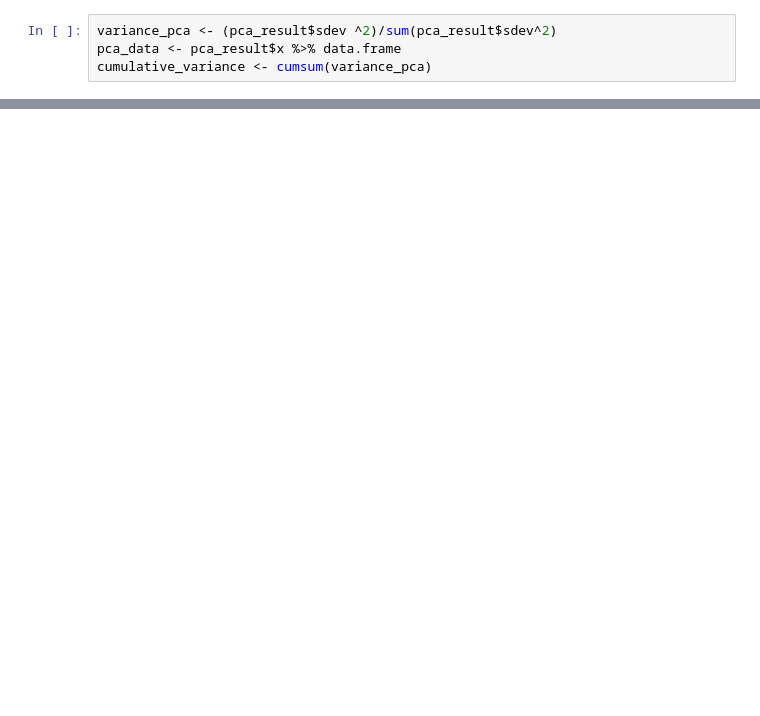
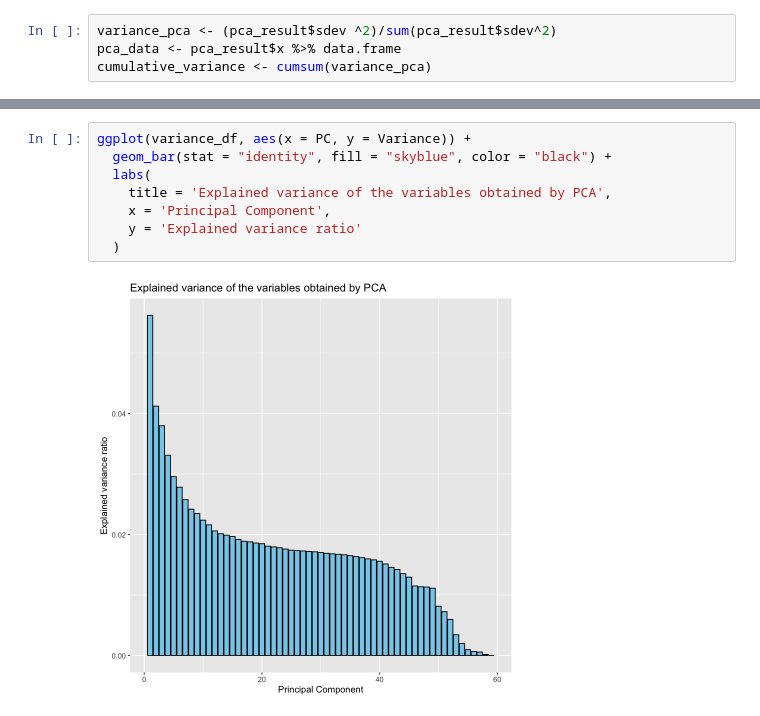
Before and after one commit to fiminka/Data-Mining-project, a Jupyter notebook: dimensionality-reduction.ipynb, the cells around one changed output, grey strips where cells are left out. Cells and saved outputs as stored; diff of their text form; blank space fills up the shorter version.

```diff
--- a/dimensionality-reduction.ipynb
+++ b/dimensionality-reduction.ipynb
@@ -150,0 +111,10 @@ barplot(cumulative_variance, ylab = 'Explained variance ratio', names.arg=seq(1:
+# %%
+ggplot(variance_df, aes(x = PC, y = Variance)) +
+  geom_bar(stat = "identity", fill = "skyblue", color = "black") +
+  labs(
+    title = 'Explained variance of the variables obtained by PCA',
+    x = 'Principal Component',
+    y = 'Explained variance ratio'
+  )
+# %% [output]
+[figure, added]
```
Also changed, not shown: parts of 35 cells of this notebook, 20 other files.
